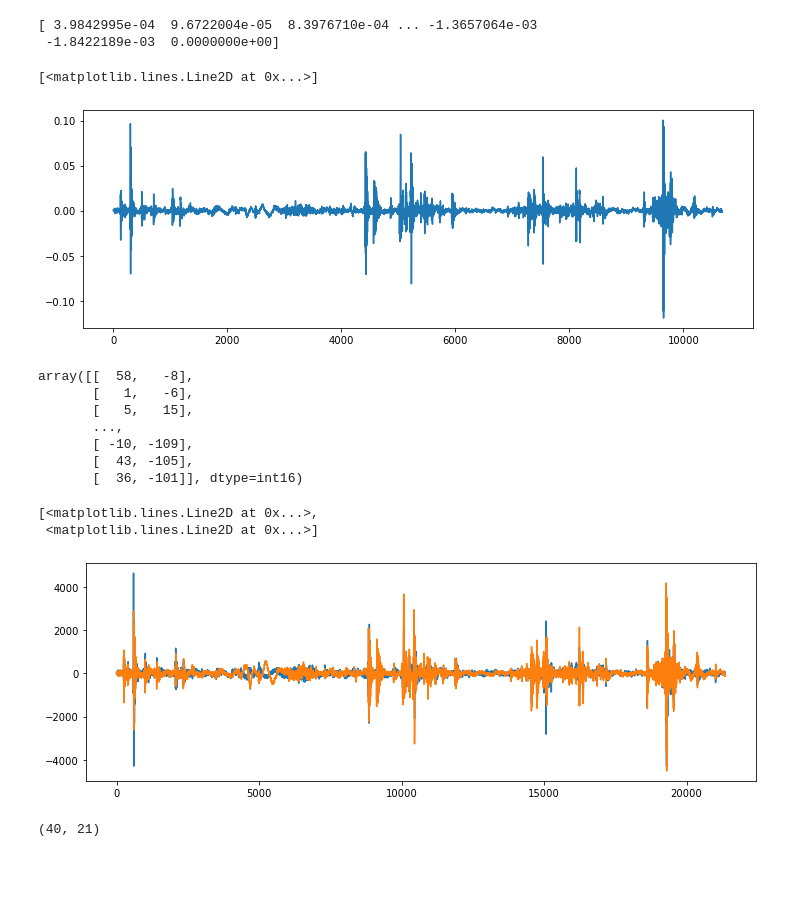
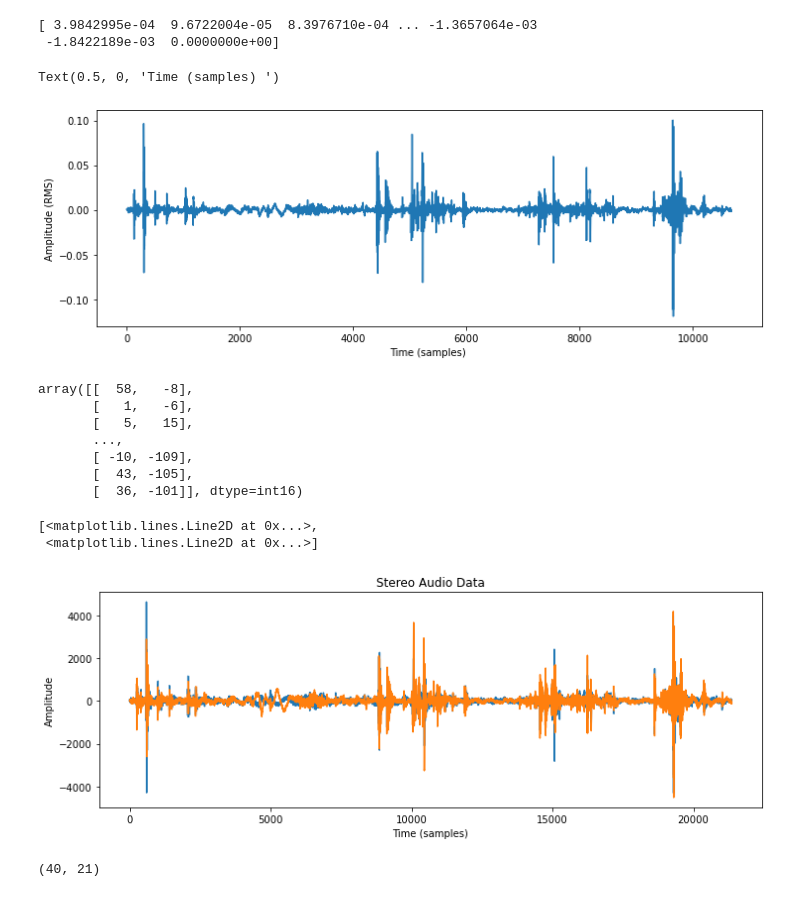
Before and after one commit to djarufes/smartPetMonitor, a Jupyter notebook: audioModel/Audio Data Pre-Processing and Model Training.ipynb, the cells around one changed output. Cells and saved outputs as stored; diff of their text form; code cells hidden in the pictures; blank space fills up the shorter version.

```diff
--- a/audioModel/Audio Data Pre-Processing and Model Training.ipynb
+++ b/audioModel/Audio Data Pre-Processing and Model Training.ipynb
@@ -16,9 +16,11 @@ print(librosa_audio_data)
 import matplotlib.pyplot as plt
 plt.figure(figsize=(12, 4))
 plt.plot(librosa_audio_data)
+plt.ylabel("Amplitude (RMS)")
+plt.xlabel("Time (samples) ")
 # %% [output]
-[<matplotlib.lines.Line2D at 0x...>]
+Text(0.5, 0, 'Time (samples) ')
-[figure, old version]
+[figure, new version]
 # %%
 from scipy.io import wavfile as wav
 wave_sample_rate, wave_audio = wav.read(audio_file_path)
@@ -35,13 +37,16 @@ array([[  58,   -8],
 # %%
 import matplotlib.pyplot as plt
 
 # Original audio in stereo
 plt.figure(figsize=(12, 4))
+plt.title("Stereo Audio Data")
+plt.ylabel("Amplitude")
+plt.xlabel("Time (samples)")
 plt.plot(wave_audio)
 # %% [output]
 [<matplotlib.lines.Line2D at 0x...>,
  <matplotlib.lines.Line2D at 0x...>]
-[figure, old version]
+[figure, new version]
 # %%
 # MFCC Extraction begin here
 mfccs = librosa.feature.mfcc(y=librosa_audio_data, sr=librosa_sample_rate, n_mfcc=40)
```
Also changed, not shown: parts of 11 cells of this notebook.
